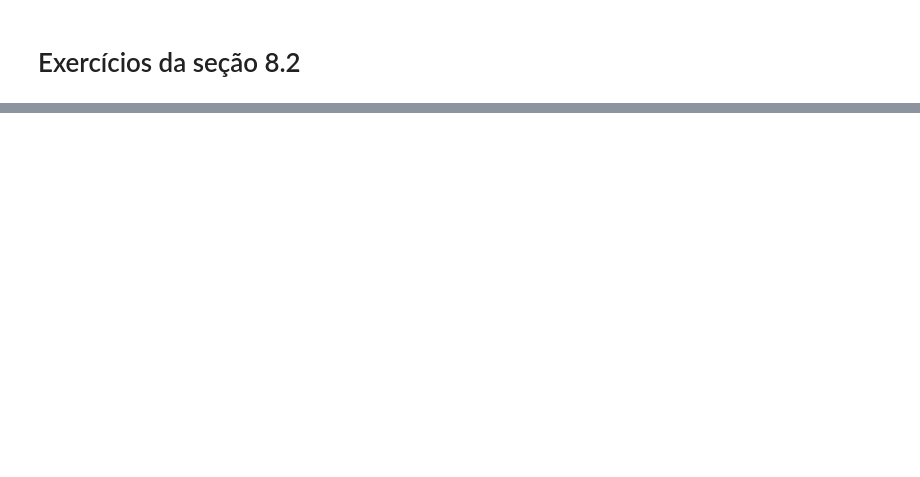
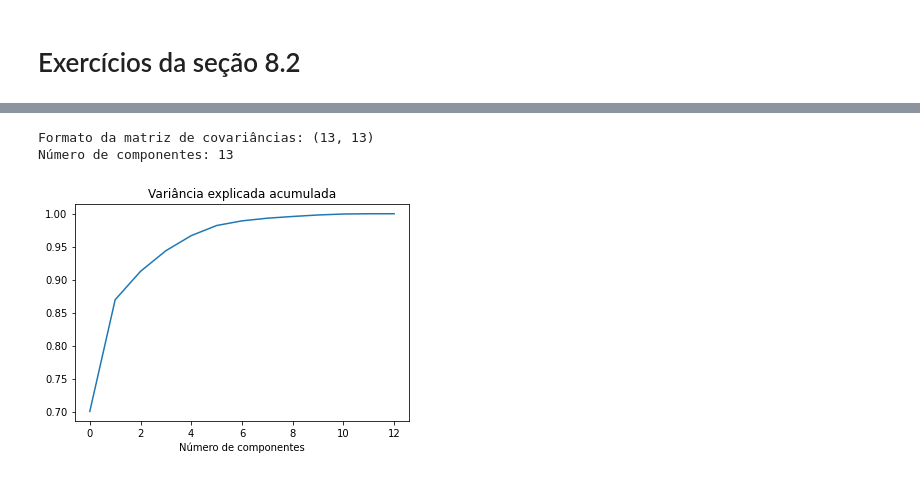
Before and after one commit to ThiagoPoppe/FECD-A, a Jupyter notebook: Listas/Lista09_Thiago_Poppe.ipynb, the cells around one changed output, grey strips where cells are left out. Drawn from its saved outputs; the diff is of its cells as text; code cells hidden in the pictures; blank space fills up the shorter version.

```diff
--- a/Listas/Lista09_Thiago_Poppe.ipynb
+++ b/Listas/Lista09_Thiago_Poppe.ipynb
@@ -143,0 +281,10 @@ $$
+# %%
+filepath = "http://archive.ics.uci.edu/ml/machine-learning-databases/wine/wine.data"
+wine = pd.read_csv(filepath, header=None)
+
+labels = wine.iloc[:, 0]
+features = wine.iloc[:, 1:]
+
+# Note que as variáveis estão em escalas diferentes!
+# Logo, devemos padronizar as escalas
+features.head()
@@ -143,0 +298,6 @@ $$
+# %%
+# Podemos padronizar as features usando o módulo StandardScaler do scikit-learn
+scaler = StandardScaler().fit(features)
+z_features = scaler.transform(features)
+
+pd.DataFrame(z_features).head()
@@ -143,0 +311,18 @@ $$
+# %%
+# Computando a matriz de covariâncias
+covariance_matrix = np.cov(z_features.T)
+print('Formato da matriz de covariâncias:', covariance_matrix.shape)
+
+pca = PCA().fit(covariance_matrix)
+print('Número de componentes:', pca.n_components_)
+
+# Podemos perceber pelo plot que de fato nós conseguimos explicar
+# boa parte da variânca dos dados com poucos componentes!!
+plt.title('Variância explicada acumulada')
+plt.xlabel('Número de componentes')
+plt.plot(np.cumsum(pca.explained_variance_) / sum(pca.explained_variance_))
+plt.show()
+# %% [output]
+Formato da matriz de covariâncias: (13, 13)
+Número de componentes: 13
+[figure, added]
```
Also changed, not shown: parts of 22 cells of this notebook, 4 other files.
